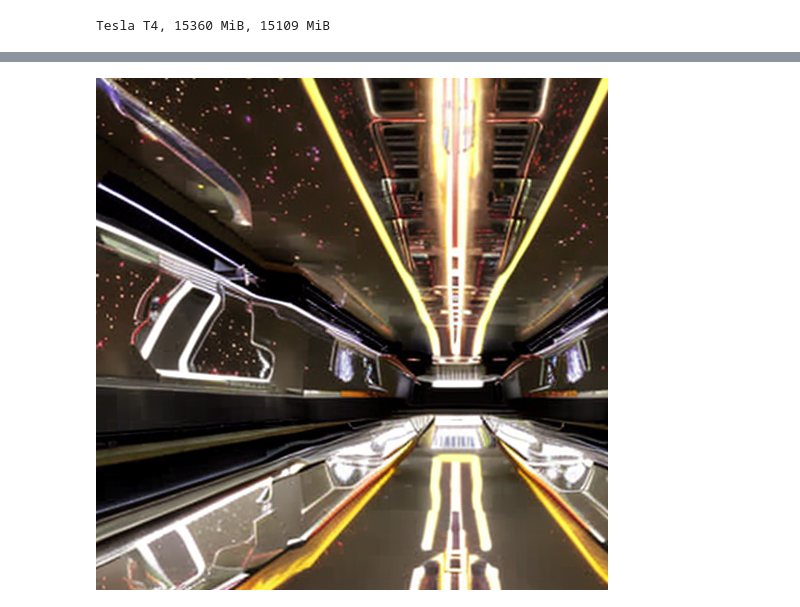
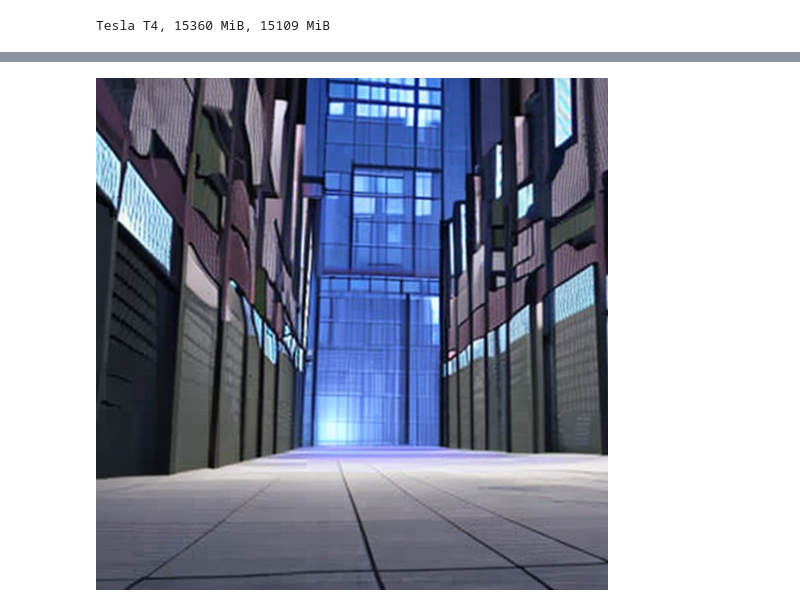
Before and after one commit to saketh12/infinite-zoom-stable-diffusion, a Jupyter notebook: stable-diffusion-2-infinite-zoom-out/infinite_zoom_out.ipynb, the cells around one changed output, grey strips where cells are left out. Drawn from its saved outputs; the diff is of its cells as text; code cells hidden in the pictures.

```diff
--- a/stable-diffusion-2-infinite-zoom-out/infinite_zoom_out.ipynb
+++ b/stable-diffusion-2-infinite-zoom-out/infinite_zoom_out.ipynb
@@ -93,16 +81,34 @@ seed = 1
 # %%
 # find a good init image:
+
+orig_prompt = "alleyway in a futuristic metropolis by night, beautiful reflections, photorealistic, 4k"
+orig_negative_prompt = "low quality, noise, blur, blurred, text, watermark"
+
+g_cuda = torch.Generator(device='cuda')
+seed = 923
+num_inference_steps = 20
+guidance_scale = 9
+
+num_images = 1
+prompt = [orig_prompt] * num_images
+negative_prompt = [orig_negative_prompt] * num_images
+
+current_image = PIL.Image.new(mode="RGBA", size=(height, width))
+mask_image = np.array(current_image)[:,:,3]
+mask_image = Image.fromarray(255-mask_image).convert("RGB")
+current_image = current_image.convert("RGB")
+
 images = pipe(prompt=prompt,
               negative_prompt=negative_prompt,
               image=current_image,
-              guidance_scale = 7,
+              guidance_scale = guidance_scale,
               height = height,
               width = width,
               generator = g_cuda.manual_seed(seed),
               mask_image=mask_image,
-              num_inference_steps=25)[0]
+              num_inference_steps=num_inference_steps)[0]
 current_image = images[0]
 
 current_image
 # %% [output]
-[figure, old version]
+[figure, new version]
```
Also changed, not shown: parts of 12 cells of this notebook.
